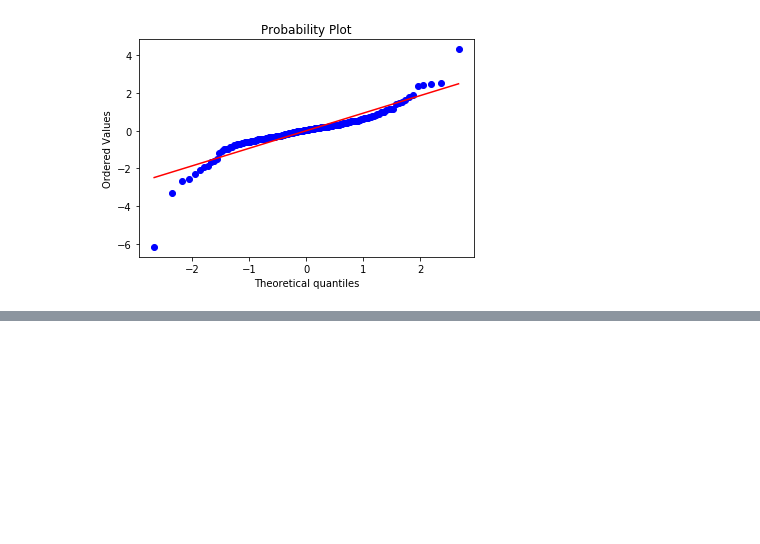
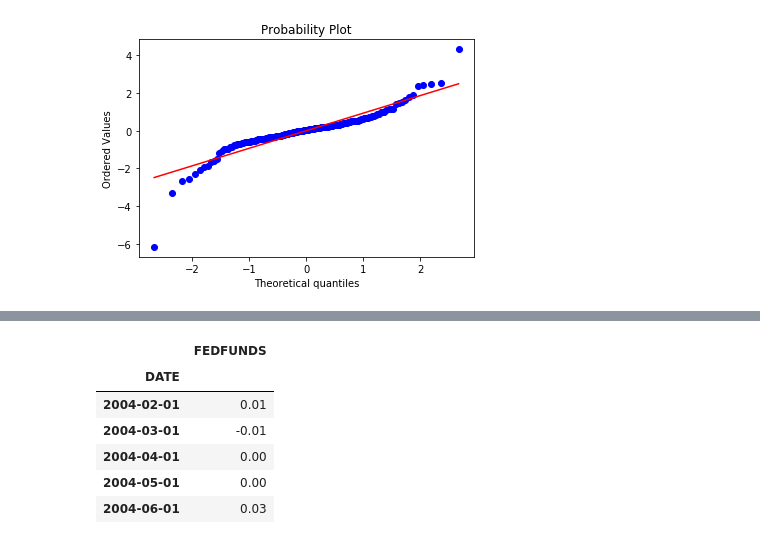
Before and after one commit to epgreig/robo-advisor, a Jupyter notebook: pca.ipynb, the cells around one changed output, grey strips where cells are left out. Cells and saved outputs as stored; diff of their text form; code cells hidden in the pictures; blank space fills up the shorter version.

```diff
--- a/pca.ipynb
+++ b/pca.ipynb
@@ -60,0 +97,14 @@ pylab.show()
+# %%
+fed = pd.read_csv('..\\Data\\FEDFUNDS.csv')
+fed.set_index('DATE', inplace=True)
+fed.index = pd.to_datetime(fed.index)
+dfed = (fed-fed.shift(1)).dropna()
+dfed.head()
+# %% [output]
+|  | FEDFUNDS |
+| DATE |  |
+| 2004-02-01 | 0.01 |
+| 2004-03-01 | -0.01 |
+| 2004-04-01 | 0.00 |
+| 2004-05-01 | 0.00 |
+| 2004-06-01 | 0.03 |
```
Also changed, not shown: parts of 18 cells of this notebook.
